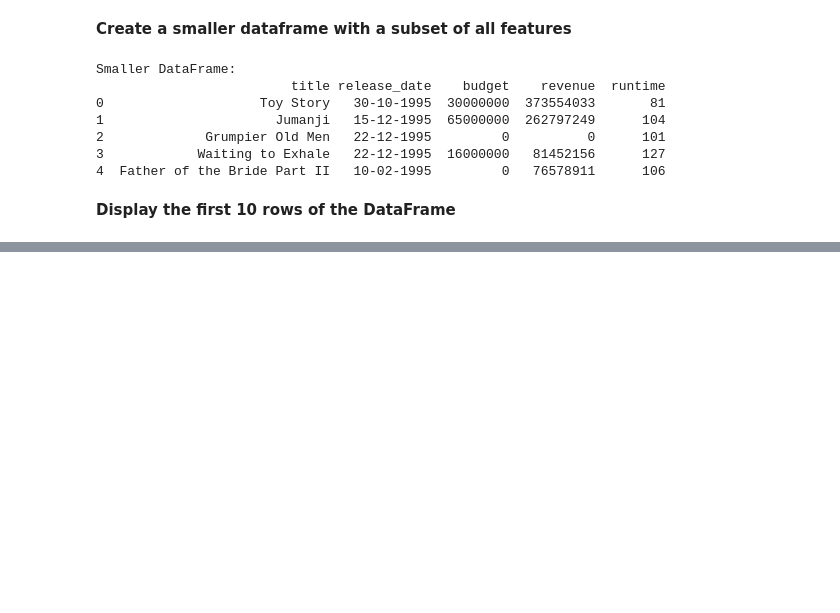
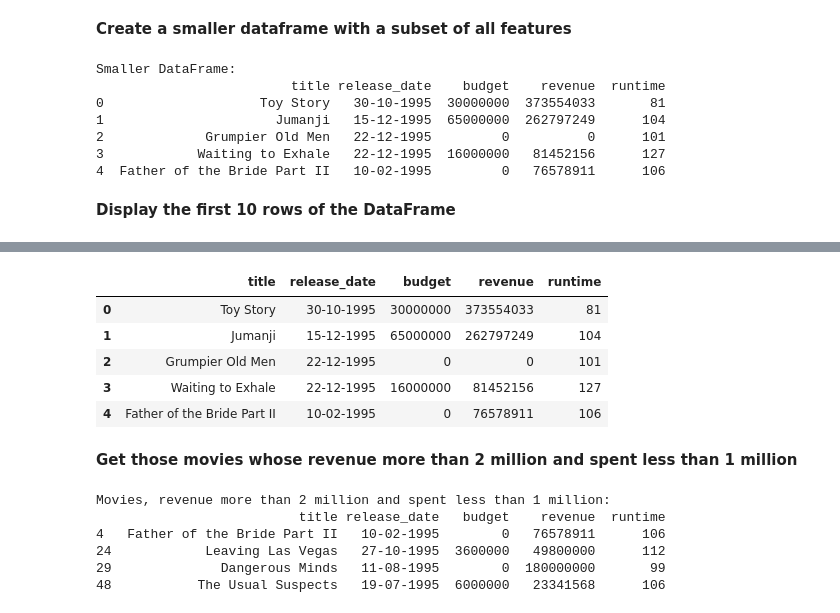
Before and after one commit to dharmendra-chouhan/Pandas_exercises_colab, a Jupyter notebook: Movies_Data_Analysis.ipynb, the cells around one changed output, grey strips where cells are left out. Drawn from its saved outputs; the diff is of its cells as text; code cells hidden in the pictures; blank space fills up the shorter version.

```diff
--- a/Movies_Data_Analysis.ipynb
+++ b/Movies_Data_Analysis.ipynb
@@ -207,0 +270,24 @@ First 10 rows of the DataFrame:
+# %%
+small_df = movies[['title', 'release_date', 'budget', 'revenue', 'runtime']]
+small_df.head()
+# %% [output]
+|  | title | release_date | budget | revenue | runtime |
+| 0 | Toy Story | 30-10-1995 | 30000000 | 373554033 | 81 |
+| 1 | Jumanji | 15-12-1995 | 65000000 | 262797249 | 104 |
+| 2 | Grumpier Old Men | 22-12-1995 | 0 | 0 | 101 |
+| 3 | Waiting to Exhale | 22-12-1995 | 16000000 | 81452156 | 127 |
+| 4 | Father of the Bride Part II | 10-02-1995 | 0 | 76578911 | 106 |
+# %% [markdown]
+**Get those movies whose revenue more than 2 million and spent less than 1 million**
+# %%
+small_df = movies[['title', 'release_date', 'budget', 'revenue', 'runtime']]
+result = small_df[(small_df['revenue'].astype(int) > 20000000) & (small_df['budget'] < 10000000)]
+print("Movies, revenue more than 2 million and spent less than 1 million:")
+print(result.head())
+# %% [output]
+Movies, revenue more than 2 million and spent less than 1 million:
+                          title release_date   budget    revenue  runtime
+4   Father of the Bride Part II   10-02-1995        0   76578911      106
+24            Leaving Las Vegas   27-10-1995  3600000   49800000      112
+29              Dangerous Minds   11-08-1995        0  180000000       99
+48           The Usual Suspects   19-07-1995  6000000   23341568      106
```
Also changed, not shown: parts of 9 cells of this notebook.
